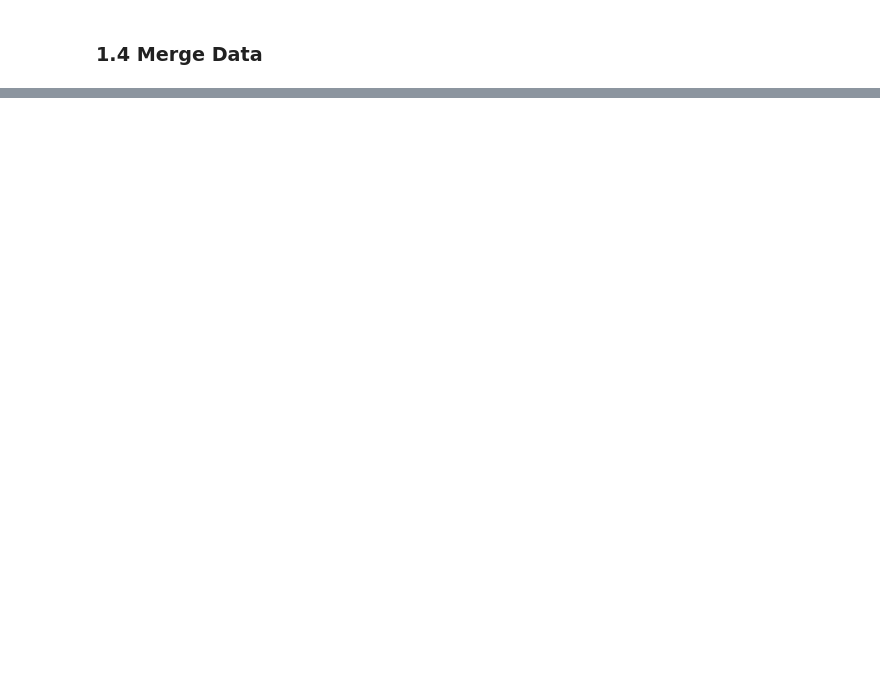
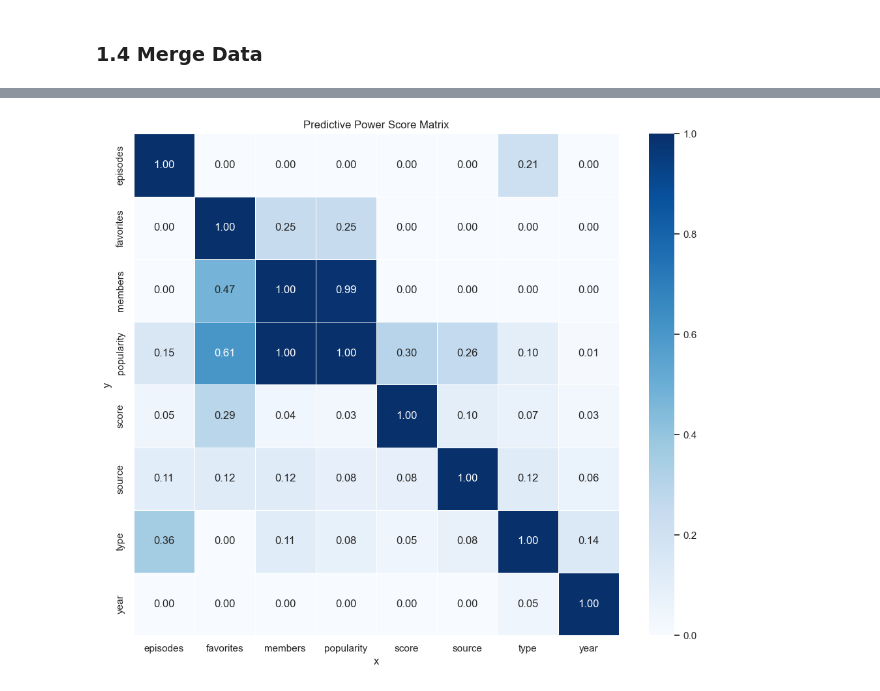
Before and after one commit to Seintian/unito-hci-data-analysis-25-26, a Jupyter notebook: solution/notebooks/02_exploration.ipynb, the cells around one changed output, grey strips where cells are left out. Saved outputs shown, nothing was run; the diff lists cells and outputs as text; code cells hidden in the pictures; blank space fills up the shorter version.

```diff
--- a/solution/notebooks/02_exploration.ipynb
+++ b/solution/notebooks/02_exploration.ipynb
@@ -151,0 +189,10 @@ generate_user_map(df_profiles)
+# %%
+import warnings
+with warnings.catch_warnings():
+    warnings.simplefilter('ignore')
+    # Predictive Power Score (Non-Linear)
+    # Note: Using sampling for speed if dataset is large
+    pps_matrix = calculate_pps(df_merged[['score', 'popularity', 'members', 'favorites', 'year', 'episodes', 'type', 'source']])
+    plot_pps_heatmap(pps_matrix)
+# %% [output]
+[figure, added]
```
Also changed, not shown: parts of 48 cells of this notebook, 11 other files.
